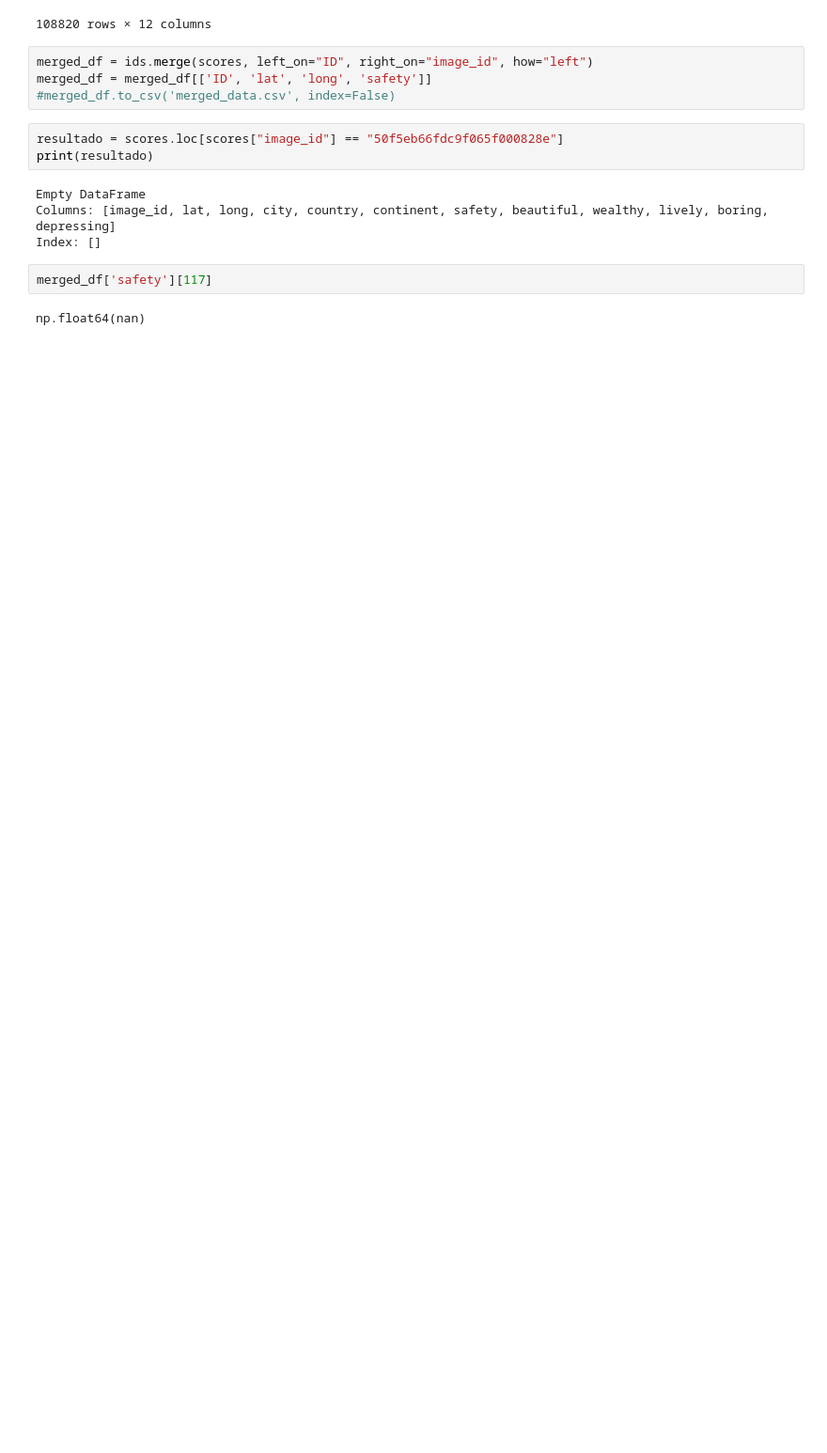
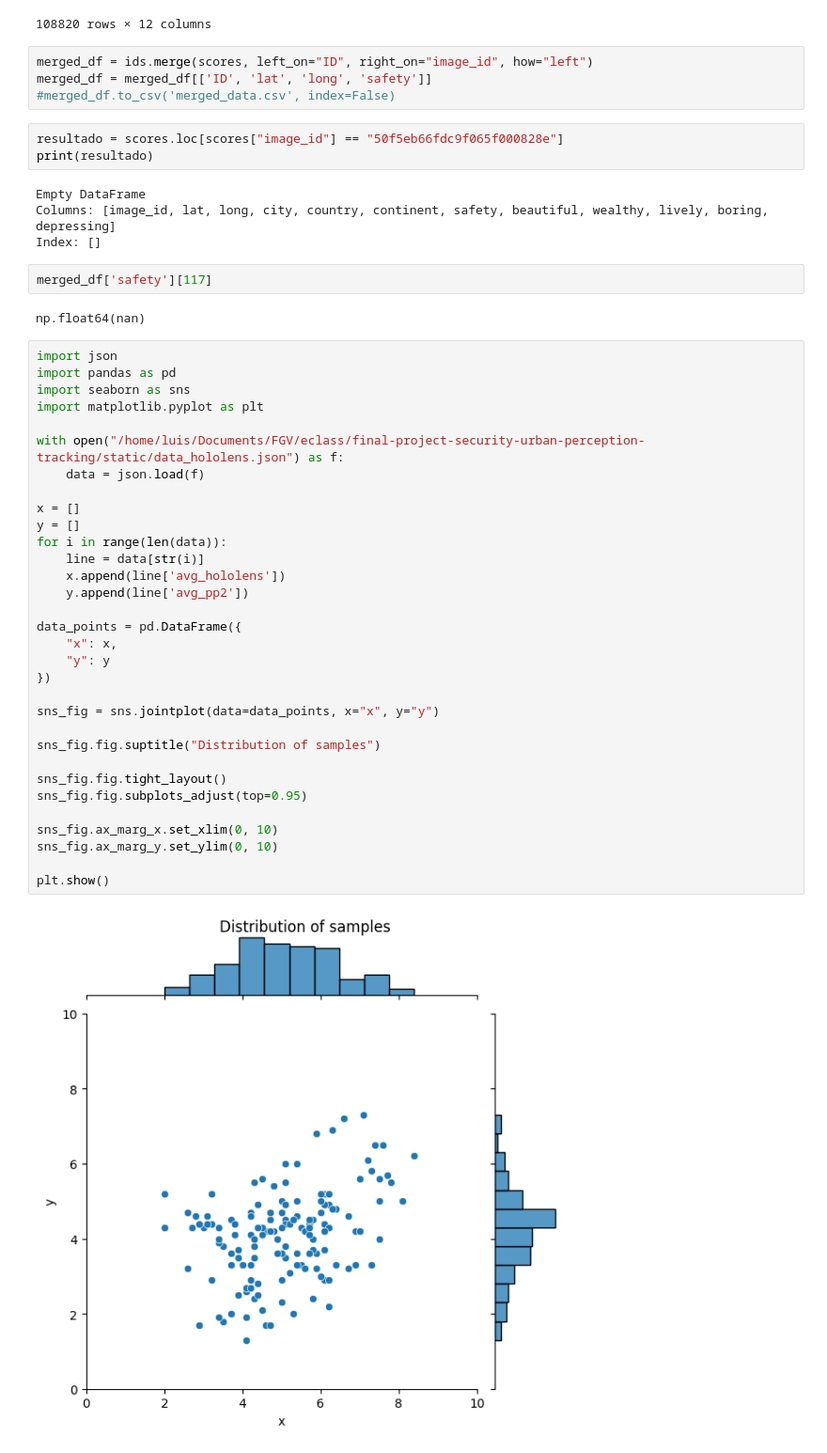
Before and after one commit to FGV-VIS-2025/final-project-security-urban-perception-tracking, a Jupyter notebook: urban/main.ipynb, the cells around one changed output. Shown: that part at 94% size. Saved outputs shown, nothing was run; the diff lists cells and outputs as text; blank space fills up the shorter version.

Commit message:
feat: 🎸 histogram

```diff
--- a/urban/main.ipynb
+++ b/urban/main.ipynb
@@ -56,3 +56,37 @@ Index: []
 merged_df['safety'][117]
 # %% [output]
 np.float64(nan)
+# %%
+import json
+import pandas as pd
+import seaborn as sns
+import matplotlib.pyplot as plt
+
+with open("/home/luis/Documents/FGV/eclass/final-project-security-urban-perception-tracking/static/data_hololens.json") as f:
+    data = json.load(f)
+
+x = []
+y = []
+for i in range(len(data)):
+    line = data[str(i)]
+    x.append(line['avg_hololens'])
+    y.append(line['avg_pp2'])
+
+data_points = pd.DataFrame({
+    "x": x,
+    "y": y
+})
+
+sns_fig = sns.jointplot(data=data_points, x="x", y="y")
+
+sns_fig.fig.suptitle("Distribution of samples")
+
+sns_fig.fig.tight_layout()
+sns_fig.fig.subplots_adjust(top=0.95)
+
+sns_fig.ax_marg_x.set_xlim(0, 10)
+sns_fig.ax_marg_y.set_ylim(0, 10)
+
+plt.show()
+# %% [output]
+[figure, added]
```
Also changed, not shown: 3 other files.
